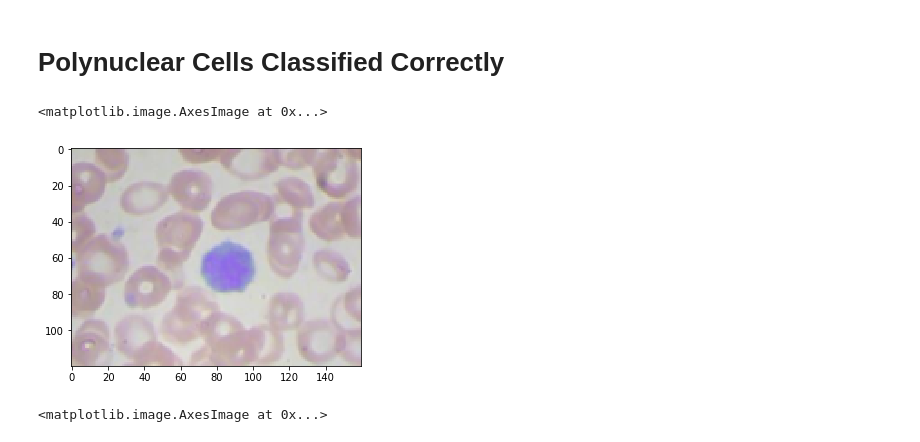
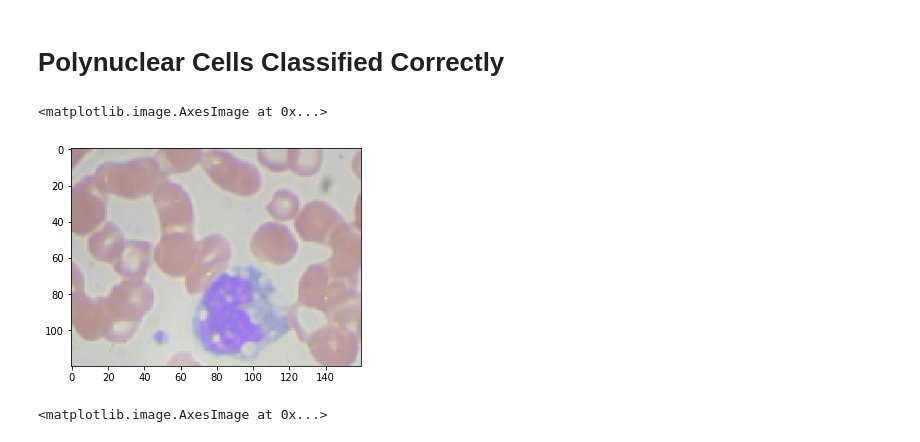
Before and after one commit to shabazpatel/wbc-classification, a Jupyter notebook: notebooks/binary_training.ipynb, the cells around one changed output. Drawn from its saved outputs; the diff is of its cells as text; code cells hidden in the pictures.

```diff
--- a/notebooks/binary_training.ipynb
+++ b/notebooks/binary_training.ipynb
@@ -59,7 +59,7 @@ The minimum supported version is 2.4.6
 
   ver=ver, min_ver=_MIN_NUMEXPR_VERSION), UserWarning)
 # %%
-epochs = 4
+epochs = 2
 BASE_DIR = '../'
 batch_size = 32
 # %%
@@ -254,9 +250,9 @@ plt.imshow(cv2.cvtColor(img, cv2.COLOR_BGR2RGB))
 # %%
 true_positive_polynuclear = np.intersect1d(np.where(y_pred == 0), np.where(y_test == 0))
 # %%
-img = X_test[true_positive_polynuclear[21]]
+img = X_test[true_positive_polynuclear[5]]
 plt.imshow(cv2.cvtColor(img, cv2.COLOR_BGR2RGB))
 # %% [output]
 <matplotlib.image.AxesImage at 0x...>
-[figure, old version]
+[figure, new version]
 # %%
```
Also changed, not shown: parts of 8 cells of this notebook, 3 other files.
